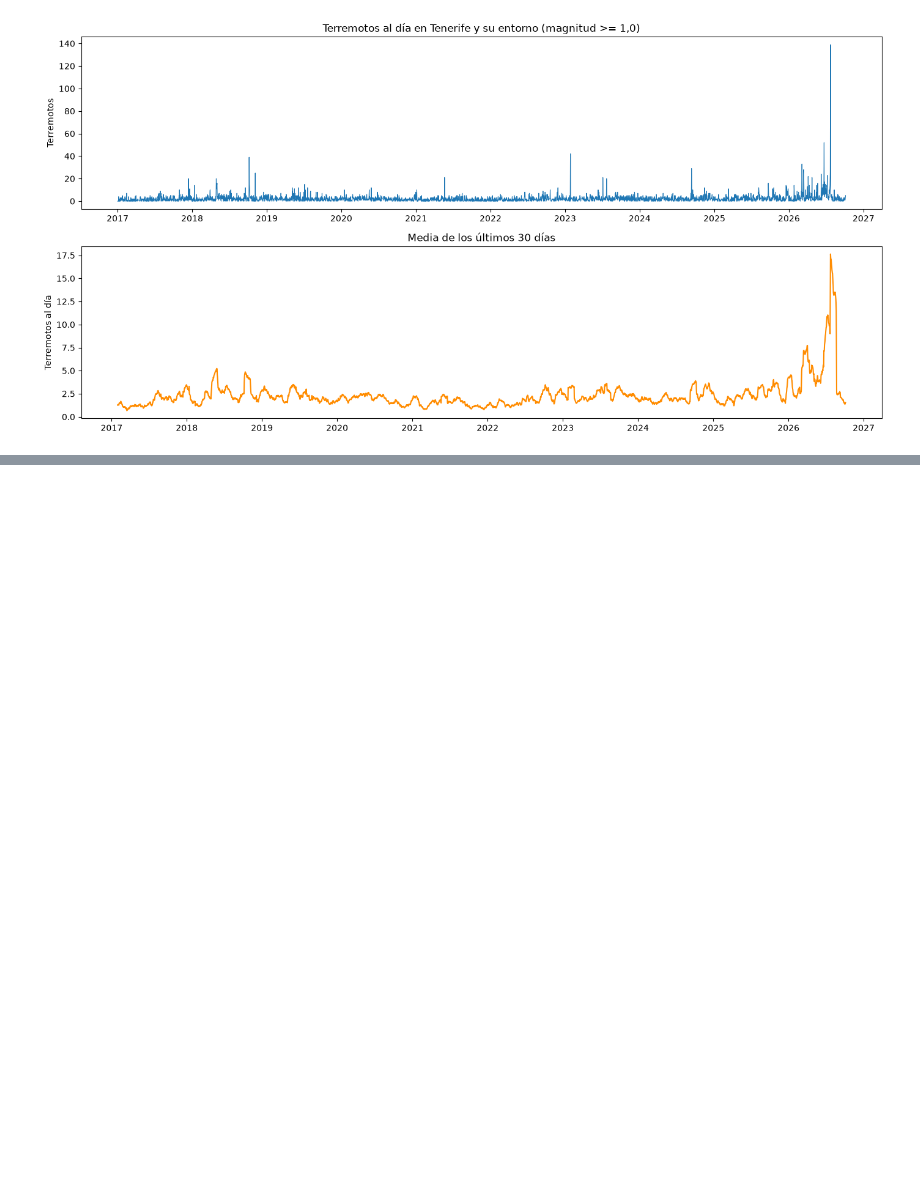
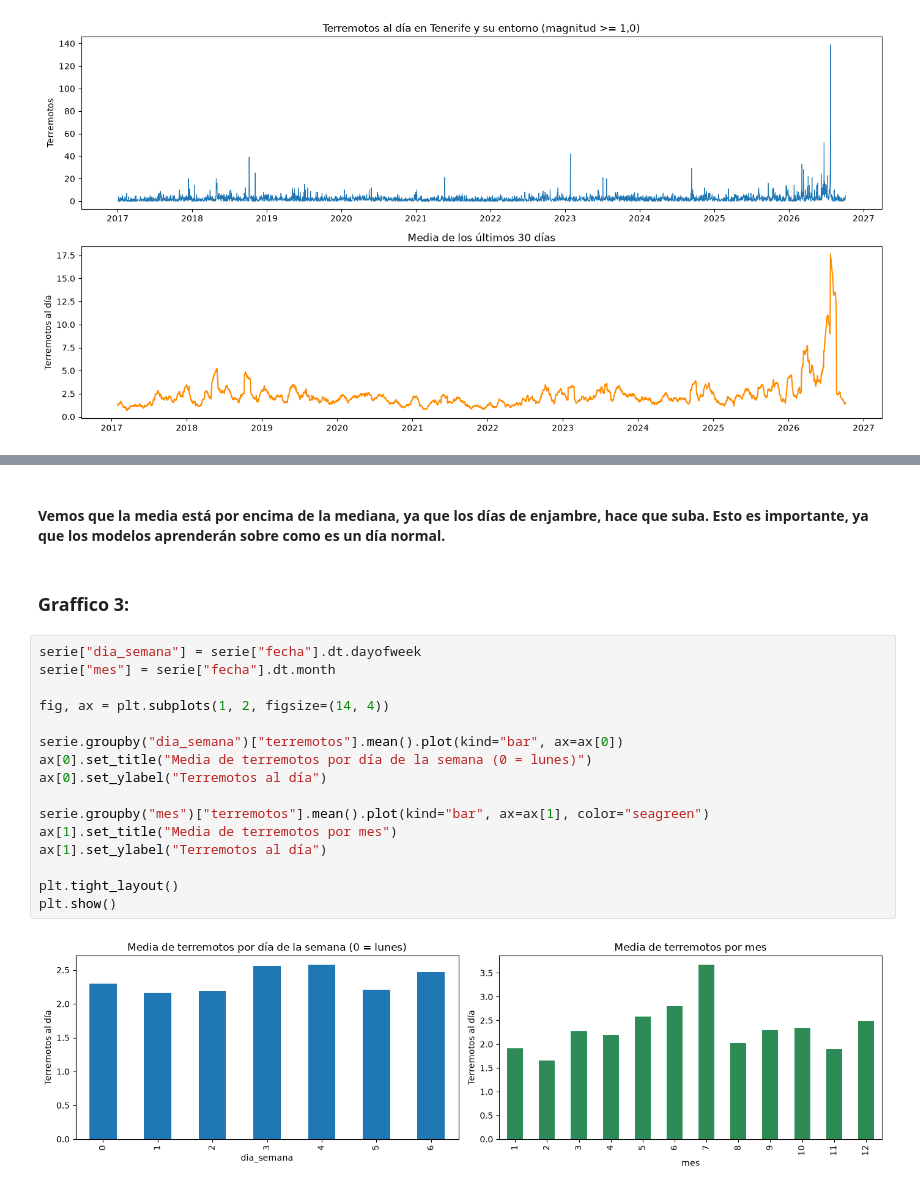
Before and after one commit to c0sh1/vulcano_earthquake, a Jupyter notebook: notebook/EDA.ipynb, the cells around one changed output, grey strips where cells are left out. Saved outputs shown, nothing was run; the diff lists cells and outputs as text; blank space fills up the shorter version.

```diff
--- a/notebook/EDA.ipynb
+++ b/notebook/EDA.ipynb
@@ -336,0 +356,22 @@ serie.sort_values("terremotos", ascending=False).head(10)
+# %% [markdown]
+#### Vemos que la media está por encima de la mediana, ya que los días de enjambre, hace que suba. Esto es importante, ya que los modelos aprenderán sobre como es un día normal.
+# %% [markdown]
+### Graffico 3:
+# %%
+serie["dia_semana"] = serie["fecha"].dt.dayofweek
+serie["mes"] = serie["fecha"].dt.month
+
+fig, ax = plt.subplots(1, 2, figsize=(14, 4))
+
+serie.groupby("dia_semana")["terremotos"].mean().plot(kind="bar", ax=ax[0])
+ax[0].set_title("Media de terremotos por día de la semana (0 = lunes)")
+ax[0].set_ylabel("Terremotos al día")
+
+serie.groupby("mes")["terremotos"].mean().plot(kind="bar", ax=ax[1], color="seagreen")
+ax[1].set_title("Media de terremotos por mes")
+ax[1].set_ylabel("Terremotos al día")
+
+plt.tight_layout()
+plt.show()
+# %% [output]
+[figure, added]
```
Also changed, not shown: parts of 14 cells of this notebook.
